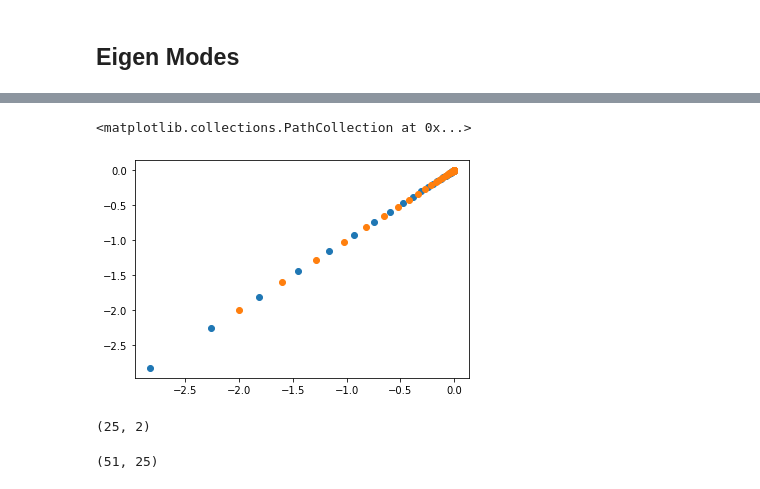
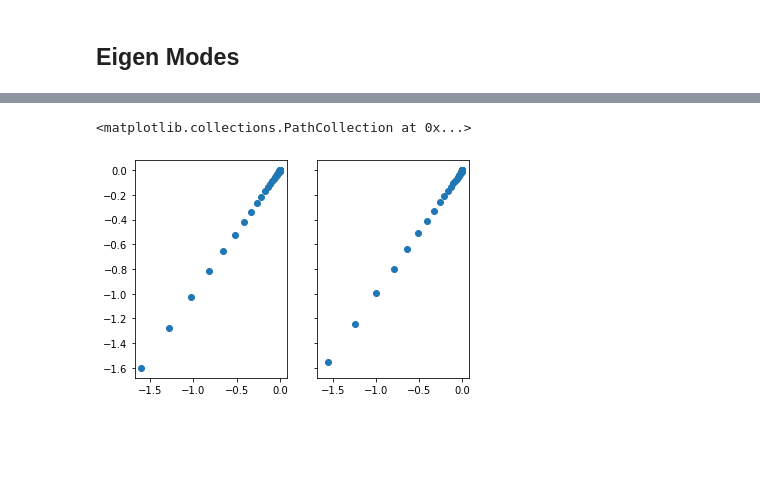
Before and after one commit to waleedbinkhalid74/ml_cms_final_project, a Jupyter notebook: ml_cms_final_proj_task_4.ipynb, the cells around one changed output, grey strips where cells are left out. Drawn from its saved outputs; the diff is of its cells as text; code cells hidden in the pictures; blank space fills up the shorter version.

Commit message:
Prediction works

```diff
--- a/ml_cms_final_proj_task_4.ipynb
+++ b/ml_cms_final_proj_task_4.ipynb
@@ -305,4 +267,7 @@ array([-4.87232610e-15+0.j,  4.63293701e-15+0.j])
 # %%
-a = x_sol[x_sol['ID'] == 0].iloc[:,0:3]
-func = linear_edmd.build_eigenfunction(a)
+initial_values = x_sol[x_sol['ID'] == 0].iloc[0:1,0:3]
+func = linear_edmd.build_eigenfunction(initial_values)
 mode = linear_edmd.build_eigenmodes(B)
+eigs = linear_edmd.eigenvalues
+b = func @ np.diag(eigs)@ mode
+b = np.array(b)
@@ -308,0 +296,17 @@ mode = linear_edmd.build_eigenmodes(B)
+# %%
+def predict_system(initial_value_df):
+    func = linear_edmd.build_eigenfunction(initial_value_df)
+    mode = linear_edmd.build_eigenmodes(B)
+    eigs = linear_edmd.eigenvalues
+    next_state = func @ np.diag(eigs)@ mode
+    initial_value_df = initial_value_df.append(pd.DataFrame(np.insert(next_state,0,0).real, columns=list(initial_value_df)), ignore_index=True)
+
+    return initial_value_df
+# %%
+b = x_sol[x_sol['ID'] == 0].iloc[0:1,0:3]
+answer = x_sol[x_sol['ID'] == 0].iloc[0:1,0:3]
+for i in range(51):
+    b = predict_system(pd.DataFrame(b.iloc[-1,:]).T)
+    answer = pd.concat([answer, b])
+
+answer
@@ -309,16 +327,8 @@ mode = linear_edmd.build_eigenmodes(B)
 # %%
-b = func @ mode
-# b = b.T
-plt.scatter(b[:,0].real, b[:,1].real)
-plt.scatter(a.iloc[:,1].to_numpy().real, a.iloc[:,2].to_numpy())
+
+fig, axs = plt.subplots(1,2, sharex=True, sharey=True)
+axs[1].scatter(b[:,0].real, b[:,1].real)
+axs[0].scatter(a.iloc[1:,1].to_numpy().real, a.iloc[1:,2].to_numpy())
 # %% [output]
 <matplotlib.collections.PathCollection at 0x...>
-[figure, old version]
+[figure, new version]
-# %%
-mode.shape
-# %% [output]
-(25, 2)
-# %%
-func.shape
-# %% [output]
-(51, 25)
```
Also changed, not shown: parts of 11 cells of this notebook, 2 other files.
